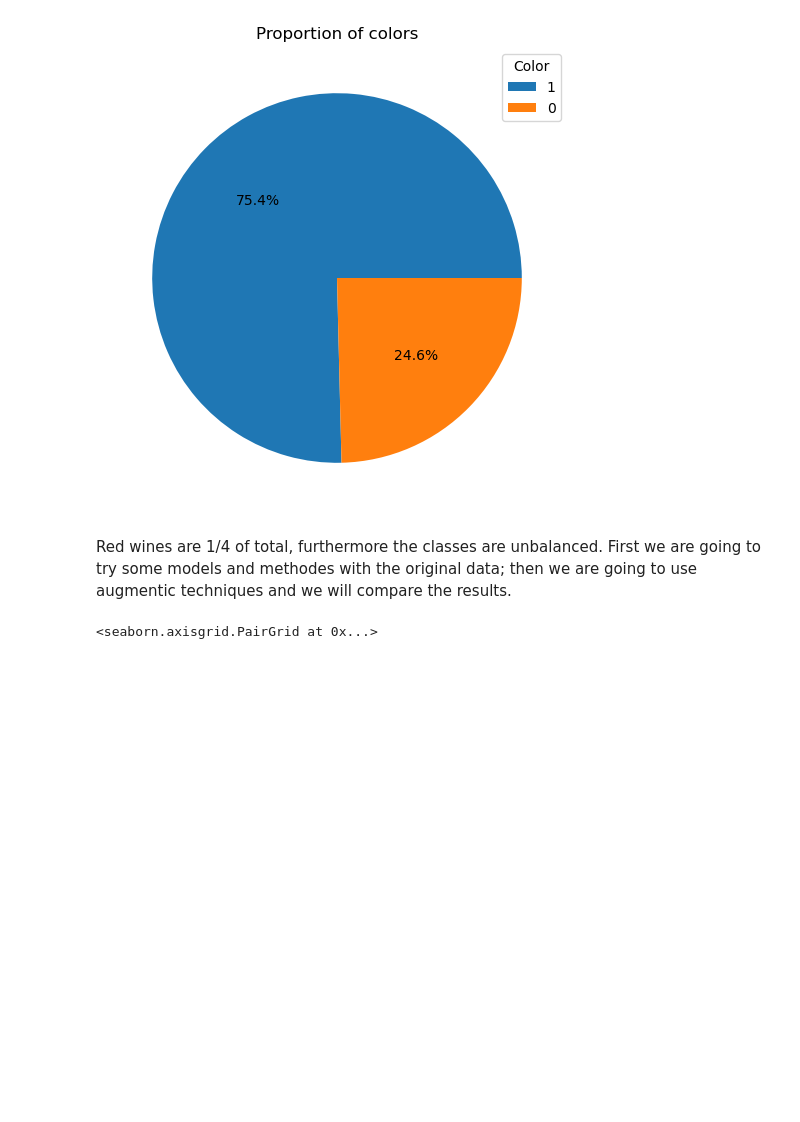
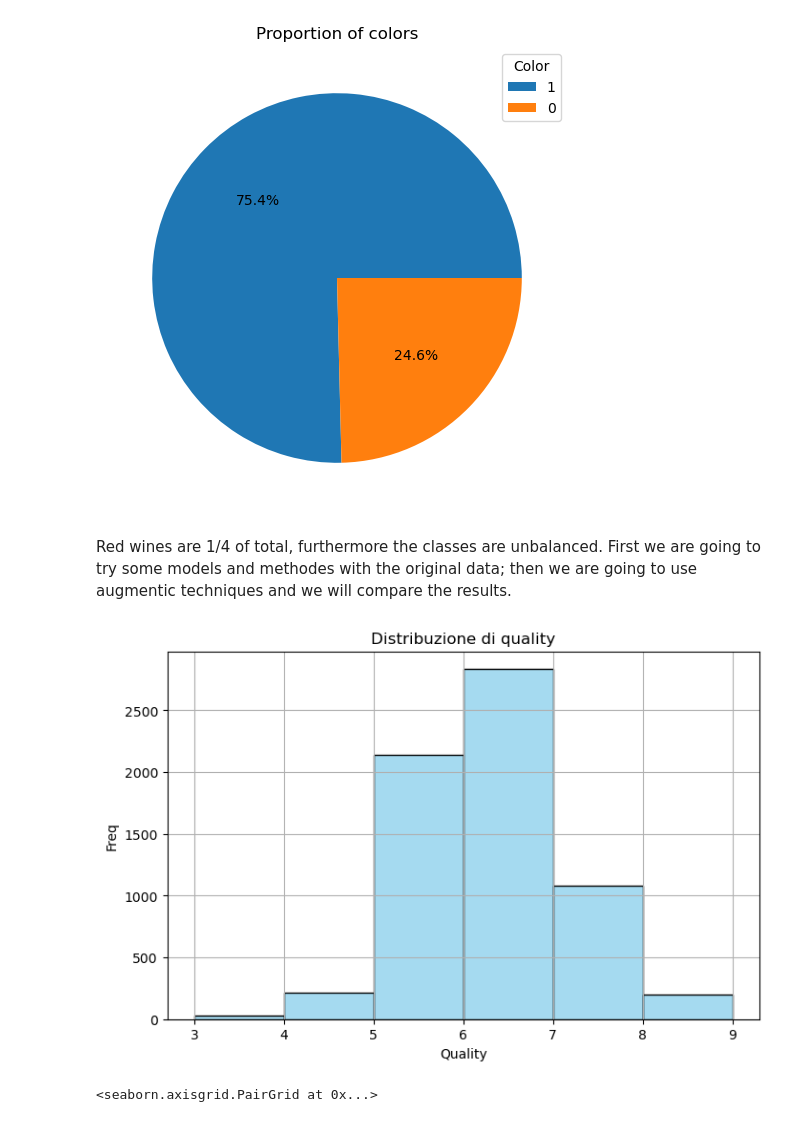
Before and after one commit to maryluuuu/Data-Analytics-Challenge, a Jupyter notebook: gea/eda.ipynb, the cells around one changed output. Saved outputs shown, nothing was run; the diff lists cells and outputs as text; code cells hidden in the pictures; blank space fills up the shorter version.

```diff
--- a/DataAnalytics.ipynb
+++ b/gea/eda.ipynb
@@ -36,9 +36,9 @@ from sklearn.preprocessing import StandardScaler
 # %% [markdown]
 Importing datasets manually
 # %%
-df_red = pd.read_csv('mik_test/winequality-red.csv', sep=';')
+df_red = pd.read_csv('../mik_test/winequality-red.csv', sep=';')
 
-df_white = pd.read_csv('mik_test/winequality-white.csv', sep=';')
+df_white = pd.read_csv('../mik_test/winequality-white.csv', sep=';')
 # %% [markdown]
 STO OMETTENDO L'EDA DEI SINGOLI DATASET PERCHÈ L'HA GIÀ FATTA MICHAEL
 # %%
@@ -118,6 +118,16 @@ plt.show()
 [figure]
 # %% [markdown]
 Red wines are 1/4 of total, furthermore the classes are unbalanced. First we are going to try some models and methodes with the original data; then we are going to use augmentic techniques and we will compare the results.
+# %%
+plt.figure(figsize=(8, 5))
+sns.histplot(df['quality'], bins=range(df['quality'].min(), df['quality'].max()+1), color='skyblue')
+plt.title("Distribuzione di quality")
+plt.xlabel("Quality")
+plt.ylabel("Freq")
+plt.grid(True)
+plt.show()
+# %% [output]
+[figure, added]
 # %%
 sns.pairplot(df.drop(columns= 'quality'))
 # %% [output]
```
Also changed, not shown: 2 other files.
